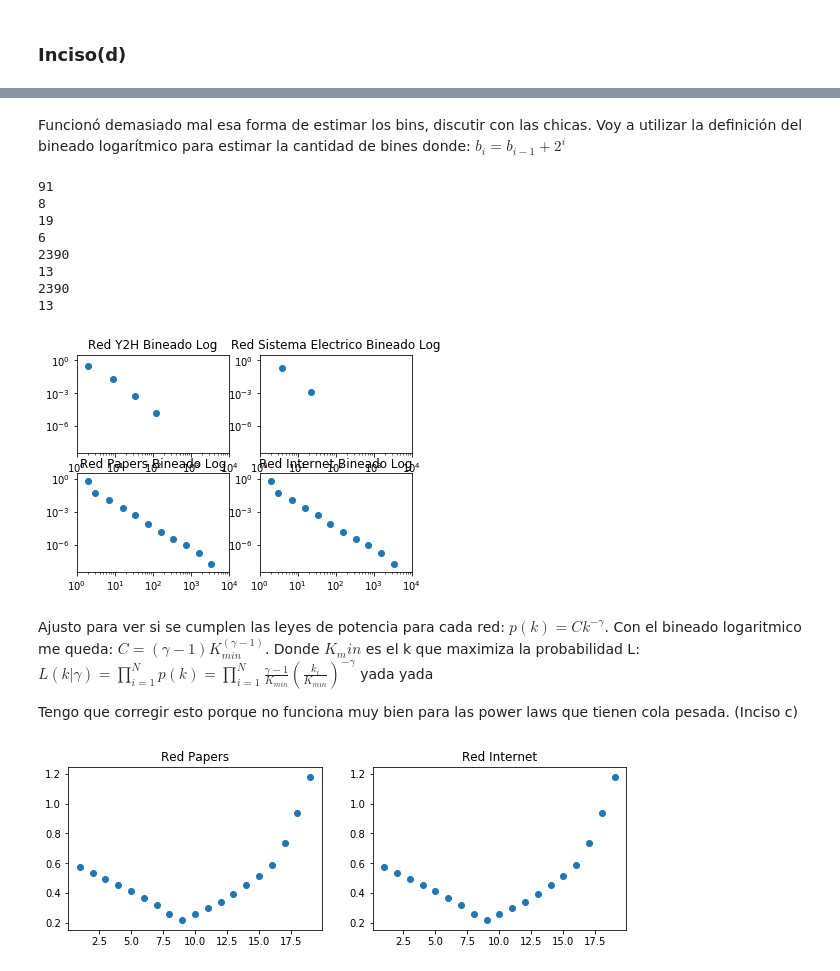
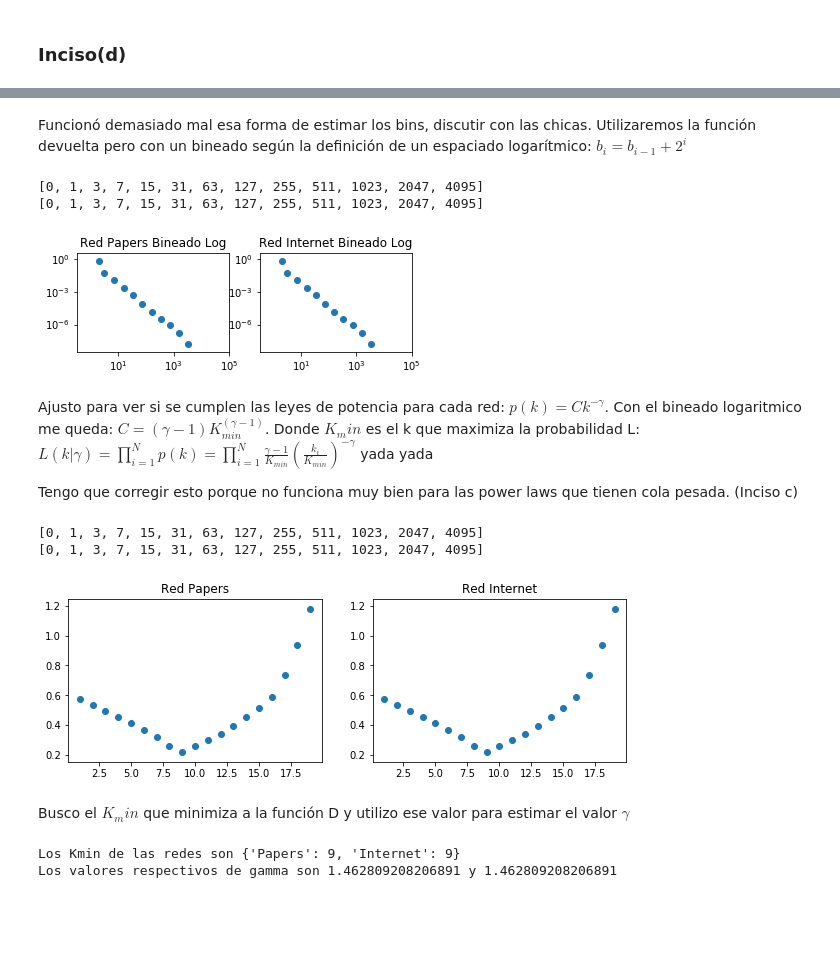
Before and after one commit to LunaKadysz/Redes, a Jupyter notebook: TPC_02/TPC_02_luna.ipynb, the cells around one changed output, grey strips where cells are left out. Cells and saved outputs as stored; diff of their text form; code cells hidden in the pictures; blank space fills up the shorter version.

```diff
--- a/TPC_02/TPC_02_luna.ipynb
+++ b/TPC_02/TPC_02_luna.ipynb
@@ -127,8 +134,10 @@ From trying different bin sizes I know that my data is well approximated by a lo
 # %%
 from astropy.stats import scott_bin_width
 
-def log_binning(Grados):
-    lista_grados= [val for (node, val) in Grados]
+redes_sin_efecto_borde = {'Papers': './data/netscience.gml',
+         'Internet': './data/as-22july06.gml'}
+
+def log_binning(lista_grados):
 
     #estimo los bins
     ancho_medio, binedges_medio = scott_bin_width(lista_grados,return_bins=True)
@@ -143,14 +152,14 @@ def log_binning(Grados):
     return Hist[0],Hist[1]
 
 
-for i, red in enumerate(redes.keys()):
+for i, red in enumerate(redes_sin_efecto_borde.keys()):
 #plot bineado logaritmico
-    x,y = log_binning(redes[red])
+    x,y = log_binning(grados_dict[red])
     plt.subplot(221+i)
     plt.scatter(x,y)
     plt.title(f"Red {red} Bineado Log")
     plt.yscale("log")
     plt.xscale("log")
-    plt.xlim(10**0,10**2)
+    plt.xlim(10**0,10**3)
     plt.ylim(10**-5.5,10**0.5)
 # %% [output]
@@ -158,49 +167,42 @@ for i, red in enumerate(redes.keys()):
 # %% [markdown]
 Funcionó demasiado mal esa forma de estimar los bins, discutir con las chicas.
-Voy a utilizar la definición del bineado logarítmico para estimar la cantidad de bines donde:
+Utilizaremos la función devuelta pero con un bineado según la definición de un espaciado logarítmico:
     $b_{i} = b_{i-1} + 2^{i}$
 # %%
 
 def log_binning_2(red):
-    Grafo,Grados = info_red(red)
-    lista_grados= [val for (node, val) in Grados]
     b = [0]
     i=0
+
     while b[-1] <= max(lista_grados):
         bi = b[-1] + 2**i
         b.append(bi)
         i += 1
-
+    print(b)
     num_bins = len(b)
     espaciado_log = np.logspace(0, 4, endpoint=True, base=10,num=num_bins)
 
     hist,binedges = np.histogram(lista_grados,espaciado_log,density=True)
     bincenters = np.round(np.mean(np.vstack([binedges[0:-1],binedges[1:]]), axis=0))
     Hist = np.array((bincenters,hist)).T
     Hist = np.array([i for i in Hist if i[1]*1 != 0.0]).T #me saco de encima los grados con P_{k} = 0
 
     return Hist[0],Hist[1]
 
-for i, red in enumerate(redes.keys()):
+for i, red in enumerate(redes_sin_efecto_borde.keys()):
     #plot bineado logaritmico
-    x,y = log_binning_2(redes[red])
+    x,y = log_binning_2(grados_dict[red])
     plt.subplot(221+i)
     plt.scatter(x,y)
     plt.title(f"Red {red} Bineado Log")
     plt.yscale("log")
     plt.xscale("log")
-    plt.xlim(10**0,10**4)
+    plt.xlim(10**-0.5,10**5)
     plt.ylim(10**-8.5,10**0.5)
 # %% [output]
-91
-8
-19
-6
-2390
-13
-2390
-13
+[0, 1, 3, 7, 15, 31, 63, 127, 255, 511, 1023, 2047, 4095]
+[0, 1, 3, 7, 15, 31, 63, 127, 255, 511, 1023, 2047, 4095]
-[figure, old version]
+[figure, new version]
 # %% [markdown]
 
 Ajusto para ver si se cumplen las leyes de potencia para cada red:
@@ -239,19 +241,31 @@ def D_max(N,k,kmin):
     return np.max(np.absolute(L_datos - L_aproximacion))
 
 #aca graafico ladiferencia de los dos plots en funcion de kmin
-redes_cola_pesada = {'Papers': './data/netscience.gml',
-         'Internet': './data/as-22july06.gml'}
 
 fig, axes = plt.subplots( nrows=1,ncols=2, figsize=(10,3))
+Kmin = {}
 
-for i,red in enumerate(redes_cola_pesada.keys()):
-    k,pk = log_binning(redes_cola_pesada[red])
+for i,red in enumerate(redes_sin_efecto_borde.keys()):
+    k,pk = log_binning_2(grados_dict[red])
     N = len(k)
     Ds = []
-    for j in range(1,20):
+    kmin = range(1,20)
+    for j in kmin:
         D = D_max(N,k,j)
         Ds.append(D)
-    axes[i].scatter(range(1,20),Ds)
+    Kmin[red] = kmin[Ds.index(min(Ds))]
+    axes[i].scatter(kmin,Ds)
     axes[i].set_title(f"Red {red}")
 # %% [output]
+[0, 1, 3, 7, 15, 31, 63, 127, 255, 511, 1023, 2047, 4095]
+[0, 1, 3, 7, 15, 31, 63, 127, 255, 511, 1023, 2047, 4095]
 [figure]
+# %% [markdown]
+Busco el $K_min$ que minimiza a la función D y utilizo ese valor para estimar el valor $\gamma$
+# %%
+print(f"Los Kmin de las redes son {Kmin}")
+print(f"Los valores respectivos de gamma son {gamma(N,k,Kmin['Papers'])} y {gamma(N,k,Kmin['Internet'])}")
+#falta el error, que asumo que es la expansion del error de todas la funcioncitas. Voy a ver si con el fitteo de igraph consigo algo
+# %% [output]
+Los Kmin de las redes son {'Papers': 9, 'Internet': 9}
+Los valores respectivos de gamma son 1.462809208206891 y 1.462809208206891
```
Also changed, not shown: parts of 5 cells of this notebook.
